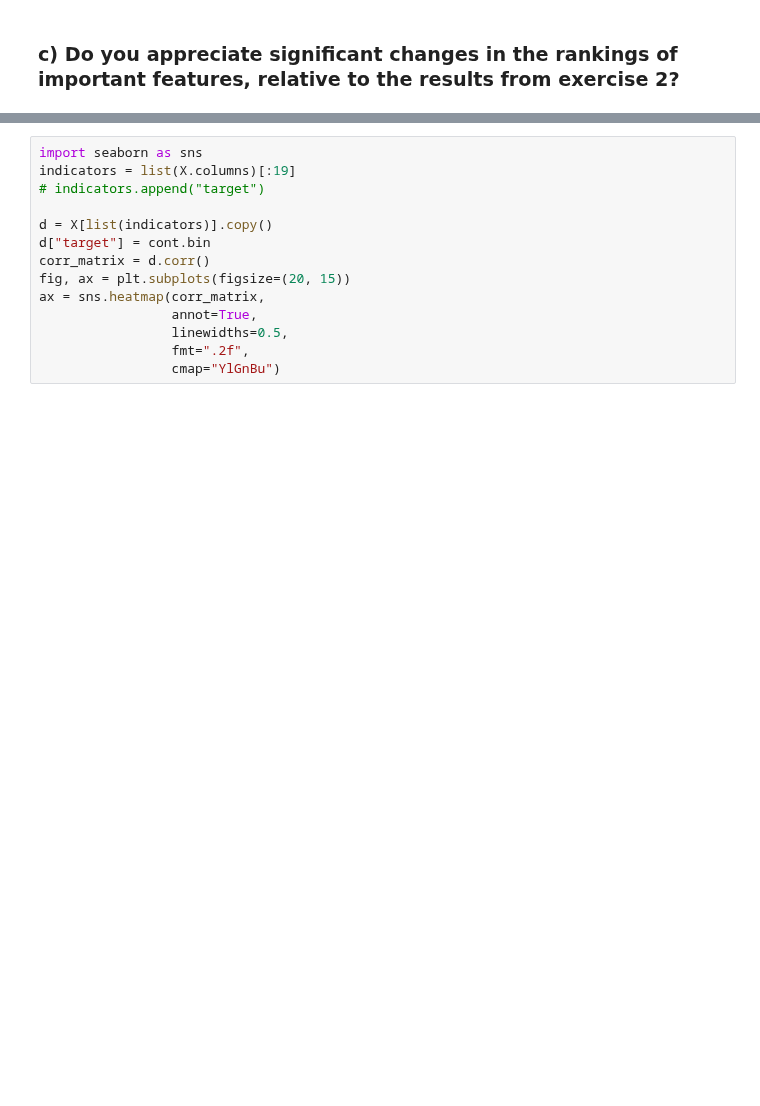
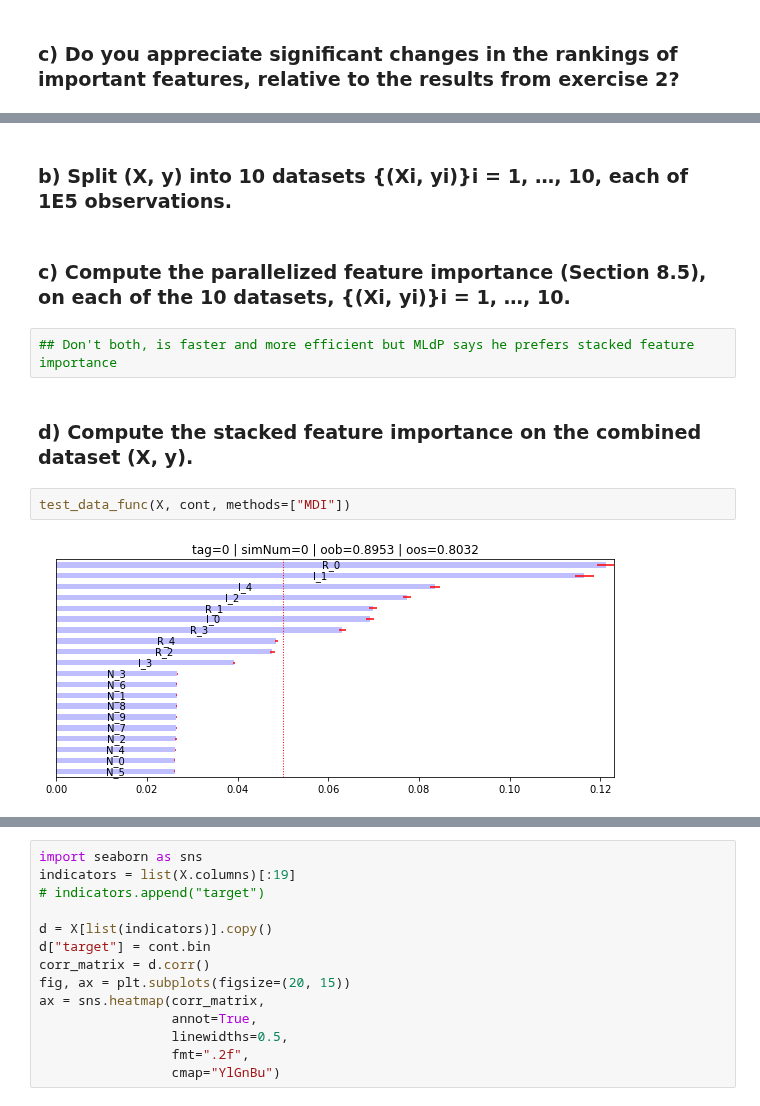
Before and after one commit to sunnymnie/bitcoin-printer, a Jupyter notebook: 8-feature-importance/chapter-8.ipynb, the cells around one changed output, grey strips where cells are left out. Drawn from its saved outputs; the diff is of its cells as text; blank space fills up the shorter version.

```diff
--- a/8-feature-importance/chapter-8.ipynb
+++ b/8-feature-importance/chapter-8.ipynb
@@ -431,0 +382,12 @@ Theoretically not and MDA theoretically does worse?
+# %% [markdown]
+### b) Split (X, y) into 10 datasets {(Xi, yi)}i = 1, …, 10, each of 1E5 observations.
+# %% [markdown]
+### c) Compute the parallelized feature importance (Section 8.5), on each of the 10 datasets, {(Xi, yi)}i = 1, …, 10.
+# %%
+## Don't both, is faster and more efficient but MLdP says he prefers stacked feature importance
+# %% [markdown]
+### d) Compute the stacked feature importance on the combined dataset (X, y).
+# %%
+test_data_func(X, cont, methods=["MDI"])
+# %% [output]
+[figure, added]
```
Also changed, not shown: parts of 18 cells of this notebook, 2 other files.
